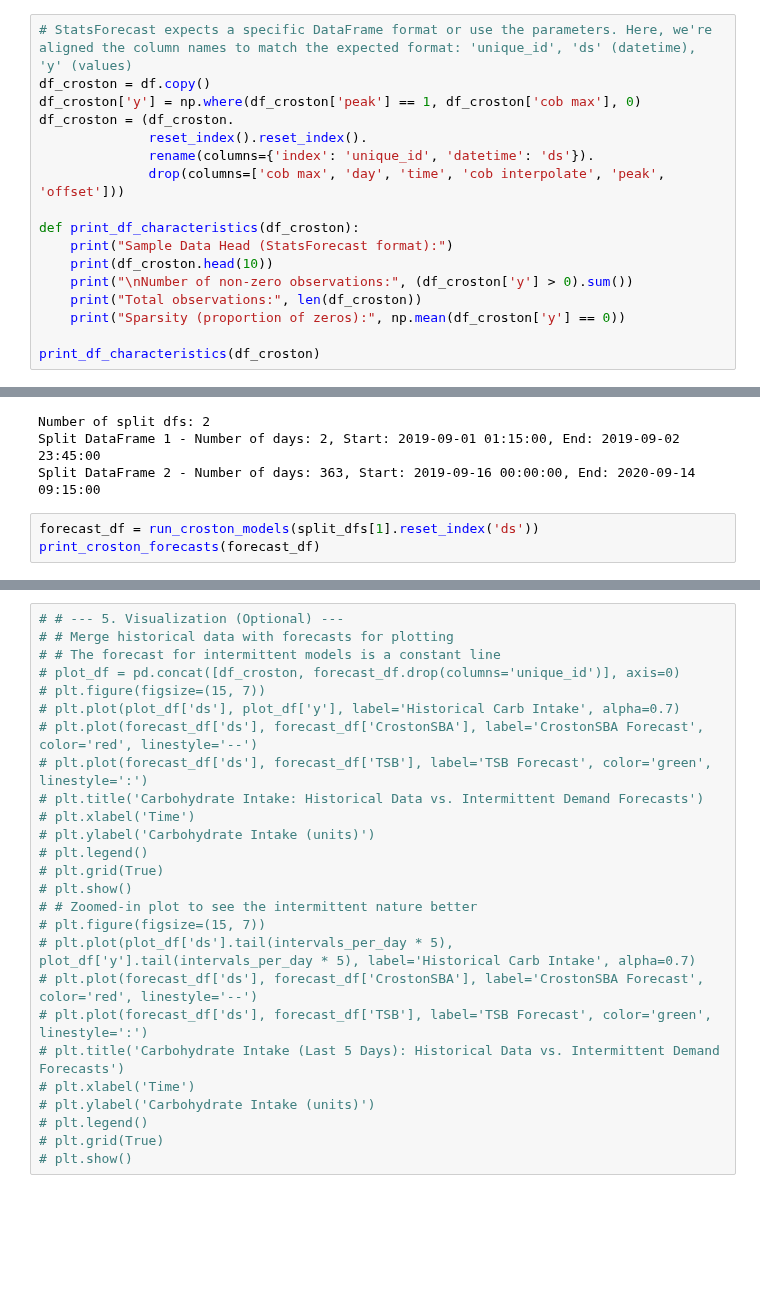
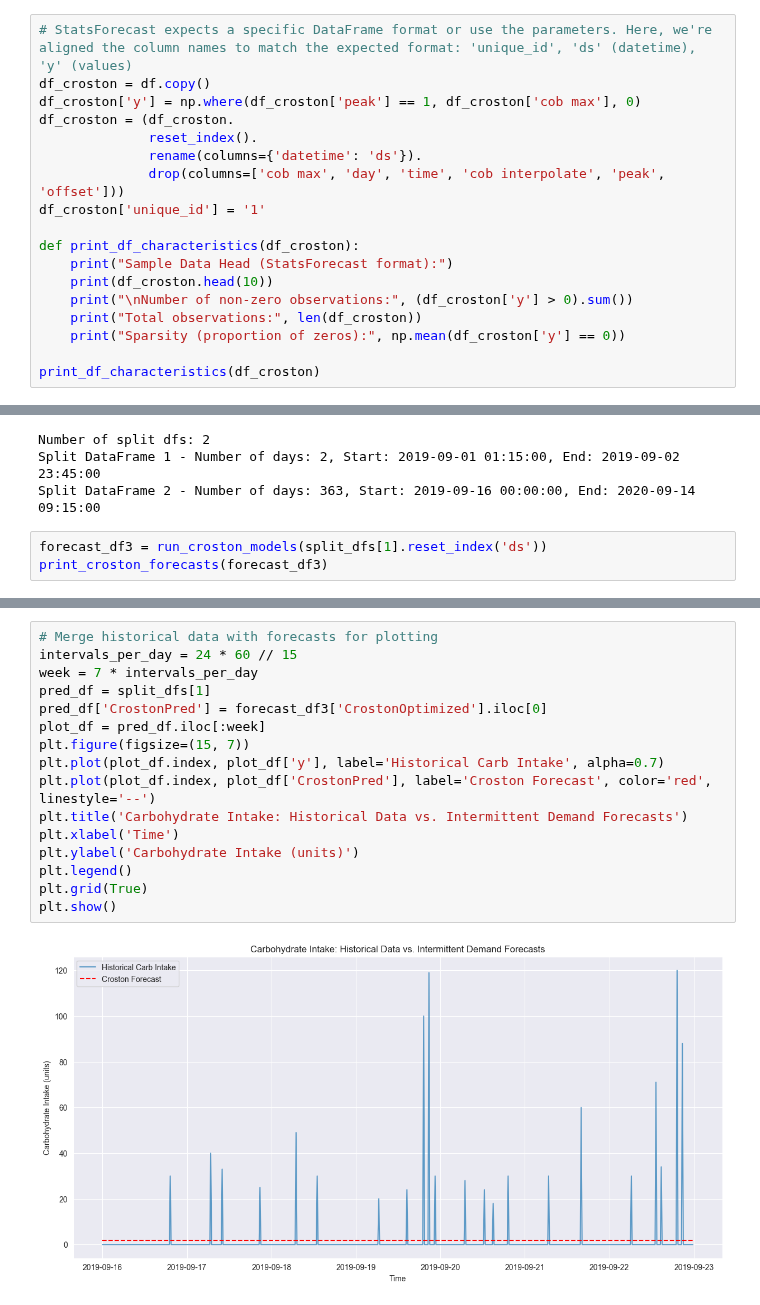
Before and after one commit to rdbrist/masters_project, a Jupyter notebook: notebooks/2.01-rd-modelling-cob-peaks-timeseries.ipynb, the cells around one changed output, grey strips where cells are left out. Saved outputs shown, nothing was run; the diff lists cells and outputs as text; blank space fills up the shorter version.

Commit message:
Further investigation of Crostons, measuring accuracy with MASE and update of requirements.txt

```diff
--- a/notebooks/2.01-rd-modelling-cob-peaks-timeseries.ipynb
+++ b/notebooks/2.01-rd-modelling-cob-peaks-timeseries.ipynb
@@ -99,9 +101,10 @@ Lets implement and see what the results look like. We will use the `StatsForecas
 df_croston = df.copy()
 df_croston['y'] = np.where(df_croston['peak'] == 1, df_croston['cob max'], 0)
 df_croston = (df_croston.
-              reset_index().reset_index().
-              rename(columns={'index': 'unique_id', 'datetime': 'ds'}).
+              reset_index().
+              rename(columns={'datetime': 'ds'}).
               drop(columns=['cob max', 'day', 'time', 'cob interpolate', 'peak', 'offset']))
+df_croston['unique_id'] = '1'
 
 def print_df_characteristics(df_croston):
     print("Sample Data Head (StatsForecast format):")
@@ -229,6 +247,6 @@ Number of split dfs: 2
 Split DataFrame 1 - Number of days: 2, Start: 2019-09-01 01:15:00, End: 2019-09-02 23:45:00
 Split DataFrame 2 - Number of days: 363, Start: 2019-09-16 00:00:00, End: 2020-09-14 09:15:00
 # %%
-forecast_df = run_croston_models(split_dfs[1].reset_index('ds'))
-print_croston_forecasts(forecast_df)
+forecast_df3 = run_croston_models(split_dfs[1].reset_index('ds'))
+print_croston_forecasts(forecast_df3)
 # %% [output]
@@ -243,26 +261,18 @@ Average Daily Forecast (TSB): 0.00 units
 # %%
-# # --- 5. Visualization (Optional) ---
-# # Merge historical data with forecasts for plotting
-# # The forecast for intermittent models is a constant line
-# plot_df = pd.concat([df_croston, forecast_df.drop(columns='unique_id')], axis=0)
-# plt.figure(figsize=(15, 7))
-# plt.plot(plot_df['ds'], plot_df['y'], label='Historical Carb Intake', alpha=0.7)
-# plt.plot(forecast_df['ds'], forecast_df['CrostonSBA'], label='CrostonSBA Forecast', color='red', linestyle='--')
-# plt.plot(forecast_df['ds'], forecast_df['TSB'], label='TSB Forecast', color='green', linestyle=':')
-# plt.title('Carbohydrate Intake: Historical Data vs. Intermittent Demand Forecasts')
-# plt.xlabel('Time')
-# plt.ylabel('Carbohydrate Intake (units)')
-# plt.legend()
-# plt.grid(True)
-# plt.show()
-# # Zoomed-in plot to see the intermittent nature better
-# plt.figure(figsize=(15, 7))
-# plt.plot(plot_df['ds'].tail(intervals_per_day * 5), plot_df['y'].tail(intervals_per_day * 5), label='Historical Carb Intake', alpha=0.7)
-# plt.plot(forecast_df['ds'], forecast_df['CrostonSBA'], label='CrostonSBA Forecast', color='red', linestyle='--')
-# plt.plot(forecast_df['ds'], forecast_df['TSB'], label='TSB Forecast', color='green', linestyle=':')
-# plt.title('Carbohydrate Intake (Last 5 Days): Historical Data vs. Intermittent Demand Forecasts')
-# plt.xlabel('Time')
-# plt.ylabel('Carbohydrate Intake (units)')
-# plt.legend()
-# plt.grid(True)
-# plt.show()
+# Merge historical data with forecasts for plotting
+intervals_per_day = 24 * 60 // 15
+week = 7 * intervals_per_day
+pred_df = split_dfs[1]
+pred_df['CrostonPred'] = forecast_df3['CrostonOptimized'].iloc[0]
+plot_df = pred_df.iloc[:week]
+plt.figure(figsize=(15, 7))
+plt.plot(plot_df.index, plot_df['y'], label='Historical Carb Intake', alpha=0.7)
+plt.plot(plot_df.index, plot_df['CrostonPred'], label='Croston Forecast', color='red', linestyle='--')
+plt.title('Carbohydrate Intake: Historical Data vs. Intermittent Demand Forecasts')
+plt.xlabel('Time')
+plt.ylabel('Carbohydrate Intake (units)')
+plt.legend()
+plt.grid(True)
+plt.show()
+# %% [output]
+[figure, added]
```
Also changed, not shown: parts of 15 cells of this notebook, 2 other files.
